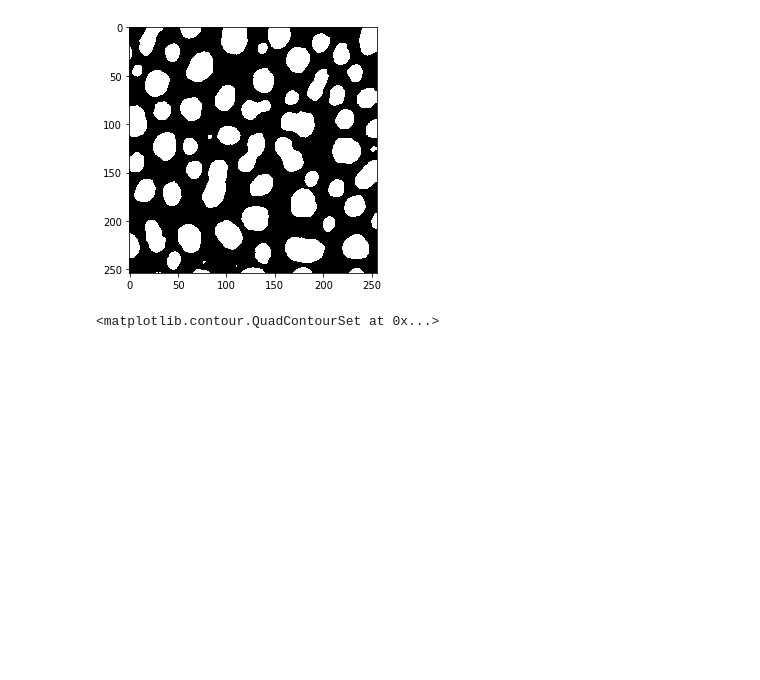
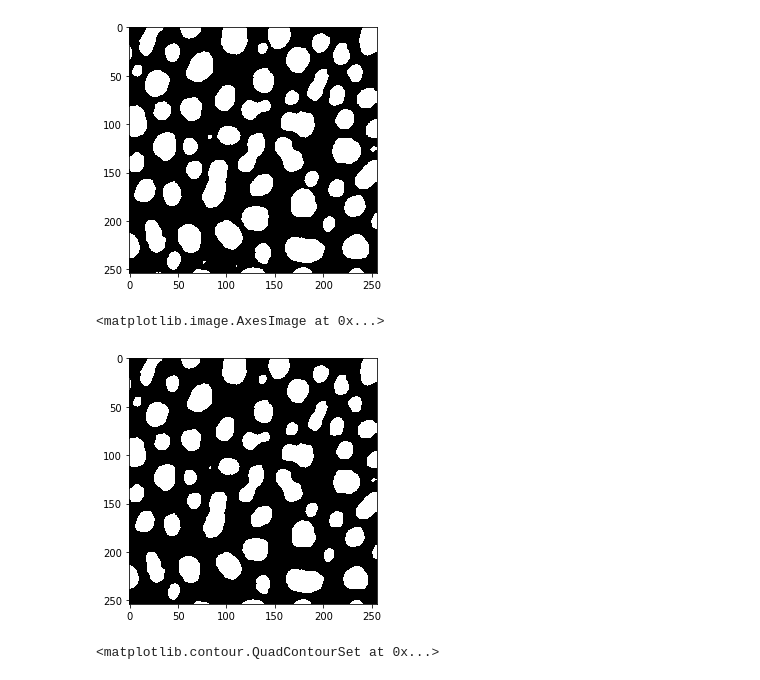
Before and after one commit to BiAPoL/Bio-image_Analysis_with_Python, a Jupyter notebook: image_processing/07_Thresholding.ipynb, the cells around one changed output. Drawn from its saved outputs; the diff is of its cells as text; code cells hidden in the pictures; blank space fills up the shorter version.

Commit message:
added slides, minor image segmentation updates

```diff
--- a/image_processing/07_Thresholding.ipynb
+++ b/image_processing/07_Thresholding.ipynb
@@ -32,6 +32,15 @@ imshow(binary_image)
 # %% [output]
 <matplotlib.image.AxesImage at 0x...>
 [figure]
+# %%
+from skimage.morphology import binary_erosion
+
+shrinked_objects = binary_erosion(binary_image)
+
+imshow(shrinked_objects)
+# %% [output]
+<matplotlib.image.AxesImage at 0x...>
+[figure, added]
 # %%
 import matplotlib.pyplot as plt
 
```
Also changed, not shown: parts of 3 cells of this notebook, 3 other files.
